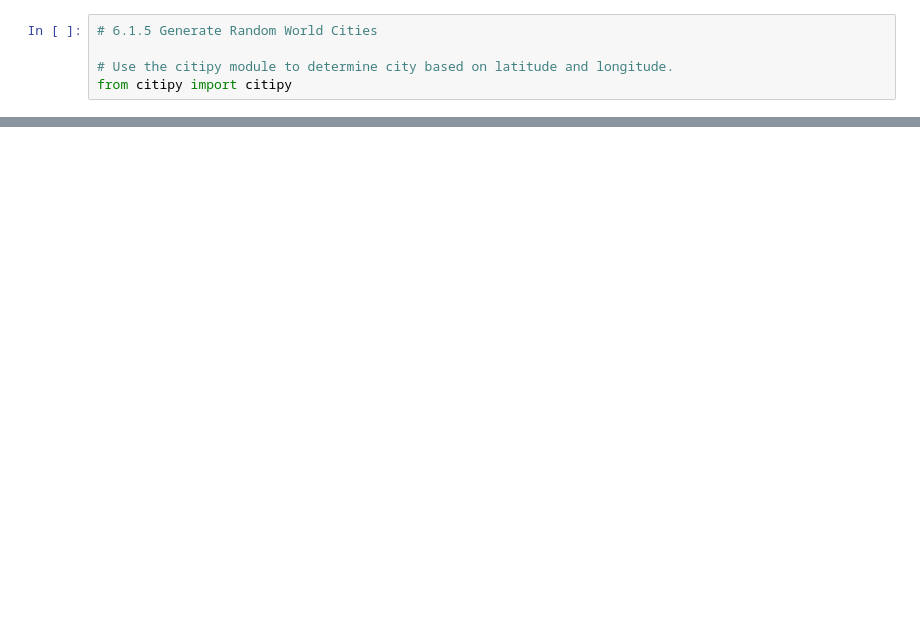
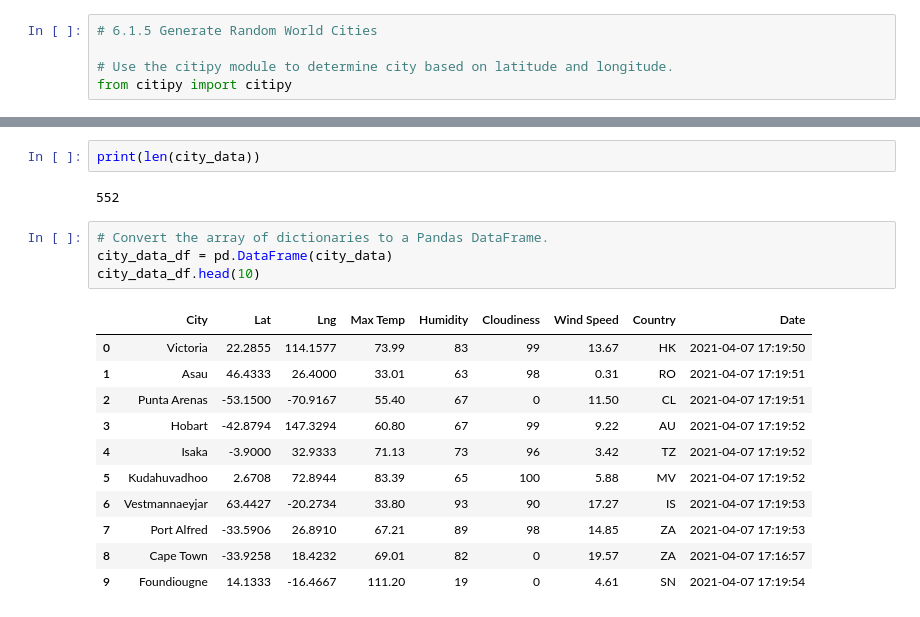
Before and after one commit to YanLuong/World_Weather_Analysis, a Jupyter notebook: WeatherPy.ipynb, the cells around one changed output, grey strips where cells are left out. Drawn from its saved outputs; the diff is of its cells as text; blank space fills up the shorter version.

```diff
--- a/WeatherPy.ipynb
+++ b/WeatherPy.ipynb
@@ -79,0 +183,20 @@ len(cities)
+# %%
+print(len(city_data))
+# %% [output]
+552
+# %%
+# Convert the array of dictionaries to a Pandas DataFrame.
+city_data_df = pd.DataFrame(city_data)
+city_data_df.head(10)
+# %% [output]
+|  | City | Lat | Lng | Max Temp | Humidity | Cloudiness | Wind Speed | Country | Date |
+| 0 | Victoria | 22.2855 | 114.1577 | 73.99 | 83 | 99 | 13.67 | HK | 2021-04-07 17:19:50 |
+| 1 | Asau | 46.4333 | 26.4000 | 33.01 | 63 | 98 | 0.31 | RO | 2021-04-07 17:19:51 |
+| 2 | Punta Arenas | -53.1500 | -70.9167 | 55.40 | 67 | 0 | 11.50 | CL | 2021-04-07 17:19:51 |
+| 3 | Hobart | -42.8794 | 147.3294 | 60.80 | 67 | 99 | 9.22 | AU | 2021-04-07 17:19:52 |
+| 4 | Isaka | -3.9000 | 32.9333 | 71.13 | 73 | 96 | 3.42 | TZ | 2021-04-07 17:19:52 |
+| 5 | Kudahuvadhoo | 2.6708 | 72.8944 | 83.39 | 65 | 100 | 5.88 | MV | 2021-04-07 17:19:52 |
+| 6 | Vestmannaeyjar | 63.4427 | -20.2734 | 33.80 | 93 | 90 | 17.27 | IS | 2021-04-07 17:19:53 |
+| 7 | Port Alfred | -33.5906 | 26.8910 | 67.21 | 89 | 98 | 14.85 | ZA | 2021-04-07 17:19:53 |
+| 8 | Cape Town | -33.9258 | 18.4232 | 69.01 | 82 | 0 | 19.57 | ZA | 2021-04-07 17:16:57 |
+| 9 | Foundiougne | 14.1333 | -16.4667 | 111.20 | 19 | 0 | 4.61 | SN | 2021-04-07 17:19:54 |
```
Also changed, not shown: parts of 10 cells of this notebook, 2 other files.
